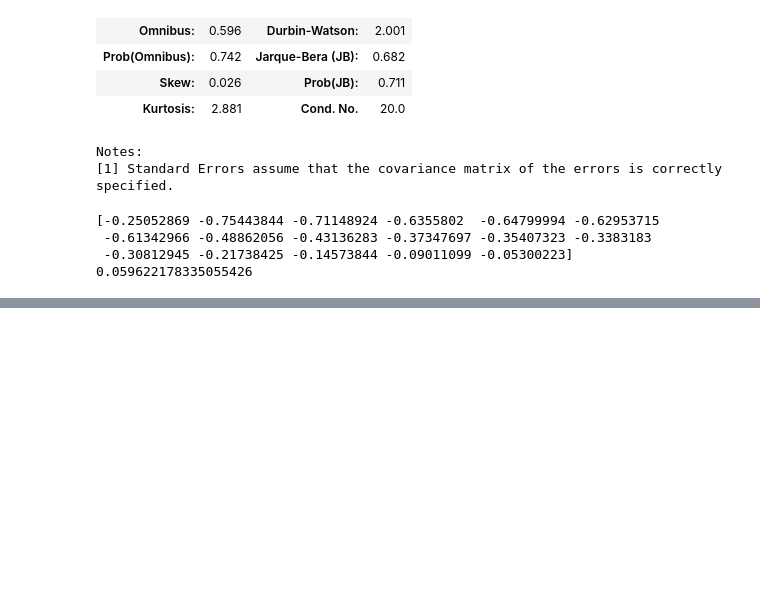
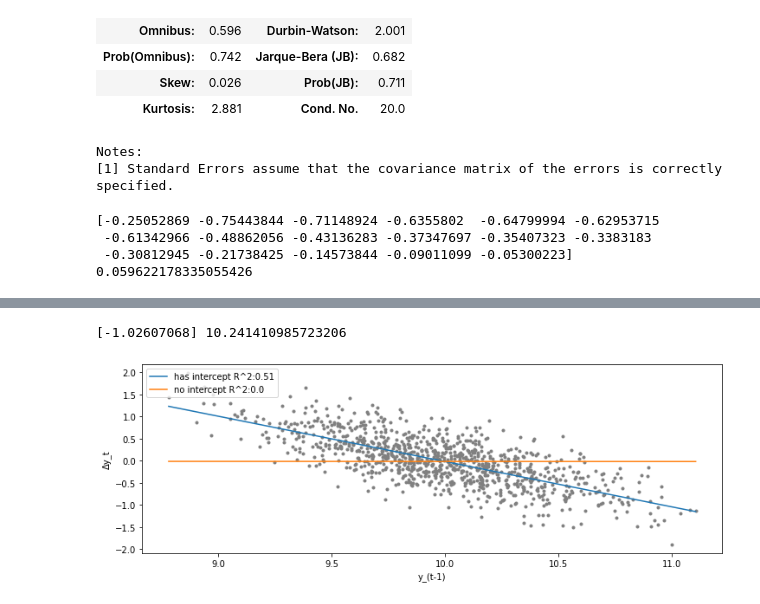
Before and after one commit to ningja1/blog_notebooks, a Jupyter notebook: stationary_adf_test/post.ipynb, the cells around one changed output, grey strips where cells are left out. Drawn from its saved outputs; the diff is of its cells as text; code cells hidden in the pictures; blank space fills up the shorter version.

```diff
--- a/stationary_adf_test/post.ipynb
+++ b/stationary_adf_test/post.ipynb
@@ -107,0 +138,23 @@ print(reg.coef_, reg.intercept_)
+# %%
+plt.figure(figsize=[12, 4])
+
+plt.plot(train_X,train_y,'.',color='grey')
+reg = LinearRegression().fit(train_X, train_y)
+plt.plot([min(y[:-1]),max(y[:-1])],
+         [min(y[:-1])*reg.coef_+reg.intercept_, max(y[:-1])*reg.coef_+reg.intercept_],
+         label=f'has intercept R^2:{round(reg.score(train_X, train_y),2)}')
+
+print(reg.coef_, reg.intercept_)
+
+reg = LinearRegression(fit_intercept=False).fit(train_X, train_y)
+plt.plot([min(y[:-1]),max(y[:-1])],
+         [min(y[:-1])*reg.coef_+reg.intercept_, max(y[:-1])*reg.coef_+reg.intercept_],
+         label=f'no intercept R^2:{round(reg.score(train_X, train_y),2)}')
+
+plt.legend(loc='upper left')
+plt.ylabel('Δy_t')
+plt.xlabel('y_(t-1)')
+plt.show()
+# %% [output]
+[-1.02607068] 10.241410985723206
+[figure, added]
```
Also changed, not shown: parts of 5 cells of this notebook.
